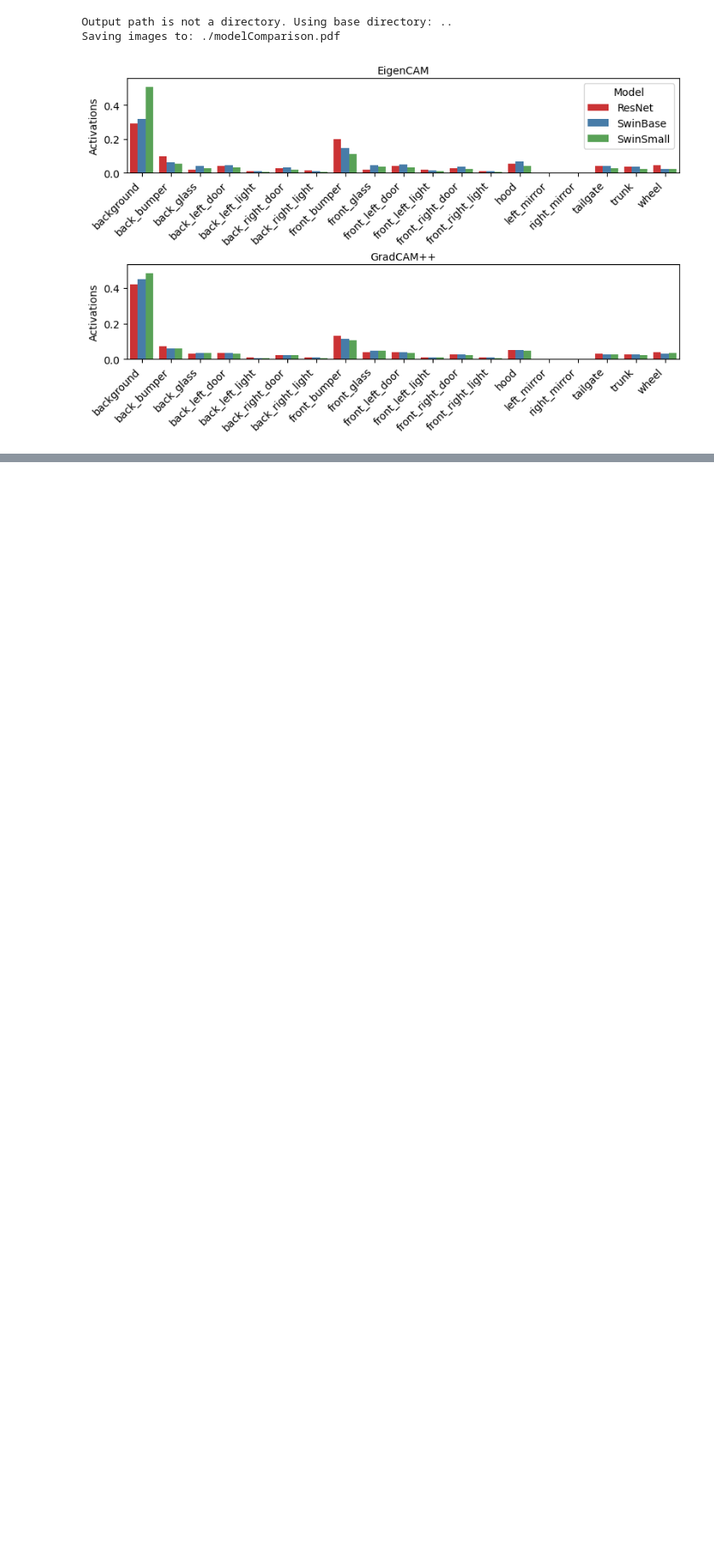
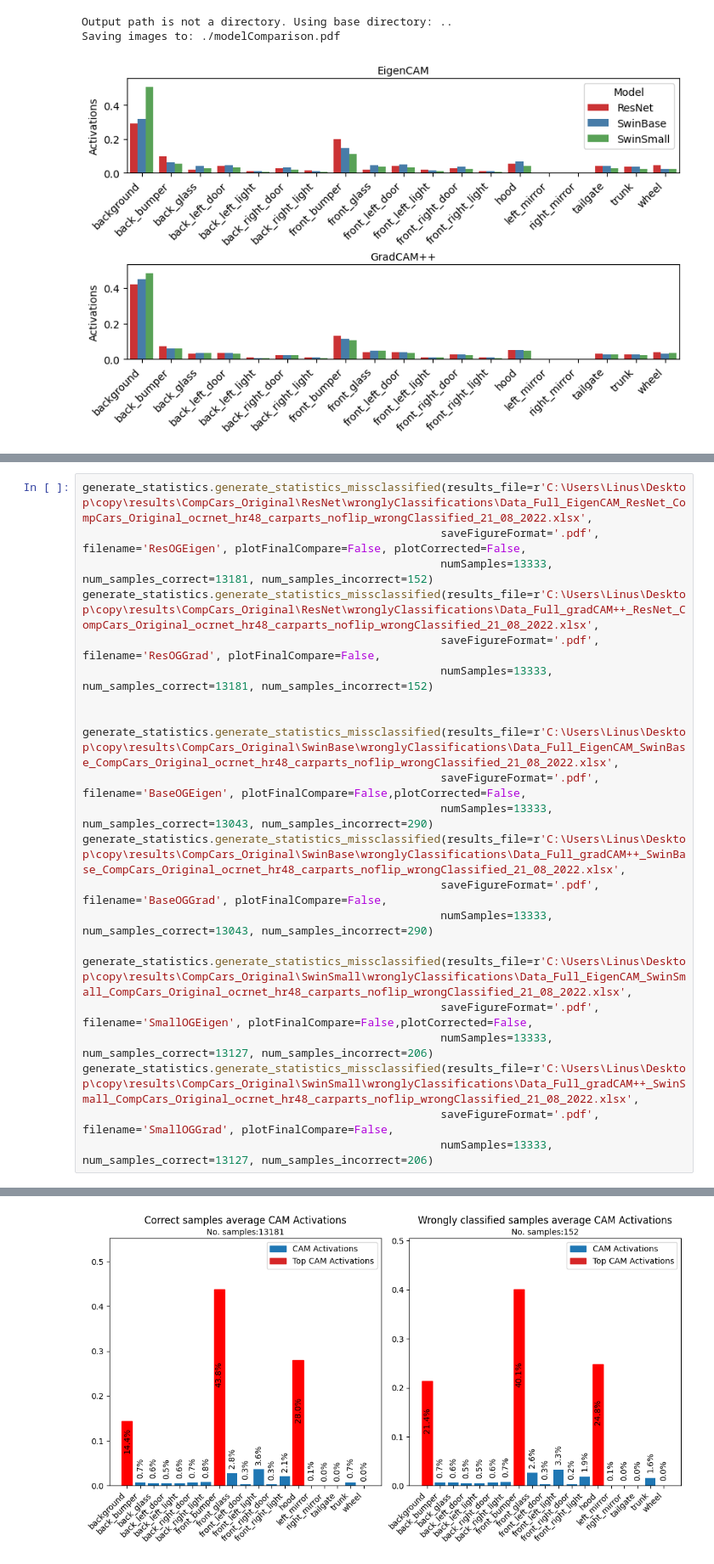
Before and after one commit to L1nusB/XAI-Vehicle-Classification, a Jupyter notebook: notebooks/ResultPlots.ipynb, the cells around one changed output, grey strips where cells are left out. Shown at 85% size. Saved outputs shown, nothing was run; the diff lists cells and outputs as text; blank space fills up the shorter version.

Commit message:
More customization and seaborn func for comparing missclassified

```diff
--- a/notebooks/ResultPlots.ipynb
+++ b/notebooks/ResultPlots.ipynb
@@ -299,0 +91,23 @@ Name: PercActivationsStd, dtype: float64
+# %%
+generate_statistics.generate_statistics_missclassified(results_file=r'C:\Users\Linus\Desktop\copy\results\CompCars_Original\ResNet\wronglyClassifications\Data_Full_EigenCAM_ResNet_CompCars_Original_ocrnet_hr48_carparts_noflip_wrongClassified_21_08_2022.xlsx',
+                                                      saveFigureFormat='.pdf', filename='ResOGEigen', plotFinalCompare=False, plotCorrected=False,
+                                                      numSamples=13333, num_samples_correct=13181, num_samples_incorrect=152)
+generate_statistics.generate_statistics_missclassified(results_file=r'C:\Users\Linus\Desktop\copy\results\CompCars_Original\ResNet\wronglyClassifications\Data_Full_gradCAM++_ResNet_CompCars_Original_ocrnet_hr48_carparts_noflip_wrongClassified_21_08_2022.xlsx',
+                                                      saveFigureFormat='.pdf', filename='ResOGGrad', plotFinalCompare=False,
+                                                      numSamples=13333, num_samples_correct=13181, num_samples_incorrect=152)
+
+
+generate_statistics.generate_statistics_missclassified(results_file=r'C:\Users\Linus\Desktop\copy\results\CompCars_Original\SwinBase\wronglyClassifications\Data_Full_EigenCAM_SwinBase_CompCars_Original_ocrnet_hr48_carparts_noflip_wrongClassified_21_08_2022.xlsx',
+                                                      saveFigureFormat='.pdf', filename='BaseOGEigen', plotFinalCompare=False,plotCorrected=False,
+                                                      numSamples=13333, num_samples_correct=13043, num_samples_incorrect=290)
+generate_statistics.generate_statistics_missclassified(results_file=r'C:\Users\Linus\Desktop\copy\results\CompCars_Original\SwinBase\wronglyClassifications\Data_Full_gradCAM++_SwinBase_CompCars_Original_ocrnet_hr48_carparts_noflip_wrongClassified_21_08_2022.xlsx',
+                                                      saveFigureFormat='.pdf', filename='BaseOGGrad', plotFinalCompare=False,
+                                                      numSamples=13333, num_samples_correct=13043, num_samples_incorrect=290)
+
+generate_statistics.generate_statistics_missclassified(results_file=r'C:\Users\Linus\Desktop\copy\results\CompCars_Original\SwinSmall\wronglyClassifications\Data_Full_EigenCAM_SwinSmall_CompCars_Original_ocrnet_hr48_carparts_noflip_wrongClassified_21_08_2022.xlsx',
+                                                      saveFigureFormat='.pdf', filename='SmallOGEigen', plotFinalCompare=False,plotCorrected=False,
+                                                      numSamples=13333, num_samples_correct=13127, num_samples_incorrect=206)
+generate_statistics.generate_statistics_missclassified(results_file=r'C:\Users\Linus\Desktop\copy\results\CompCars_Original\SwinSmall\wronglyClassifications\Data_Full_gradCAM++_SwinSmall_CompCars_Original_ocrnet_hr48_carparts_noflip_wrongClassified_21_08_2022.xlsx',
+                                                      saveFigureFormat='.pdf', filename='SmallOGGrad', plotFinalCompare=False,
+                                                      numSamples=13333, num_samples_correct=13127, num_samples_incorrect=206)
+# %% [output]
@@ -299,0 +115 @@ Name: PercActivationsStd, dtype: float64
+[figure, added]
```
Also changed, not shown: parts of 16 cells of this notebook, 3 other files.
